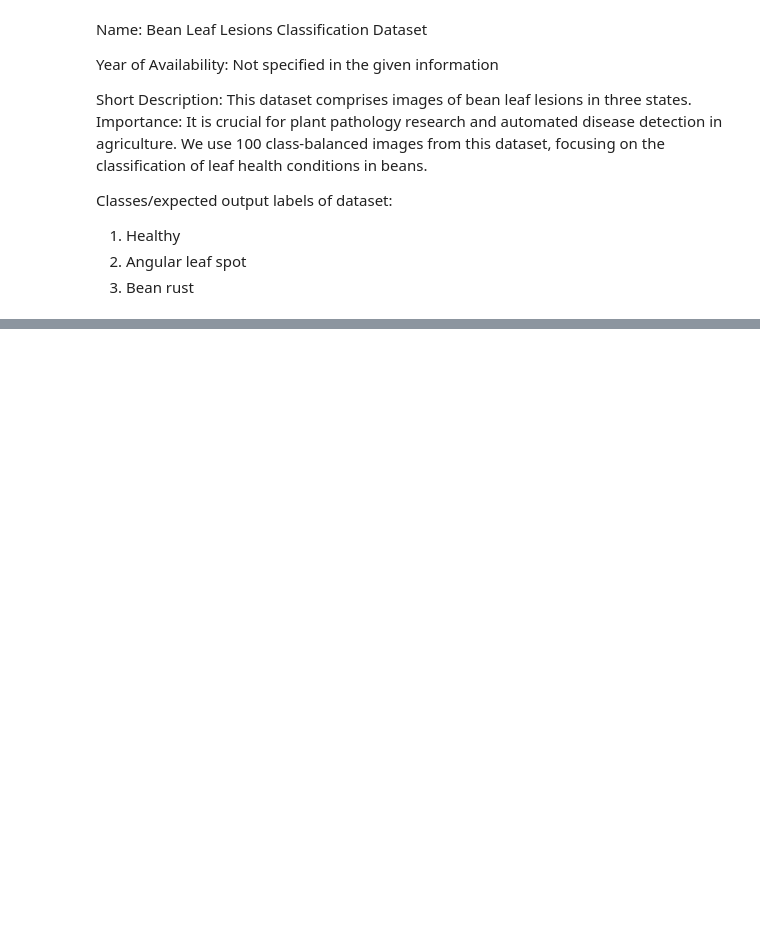
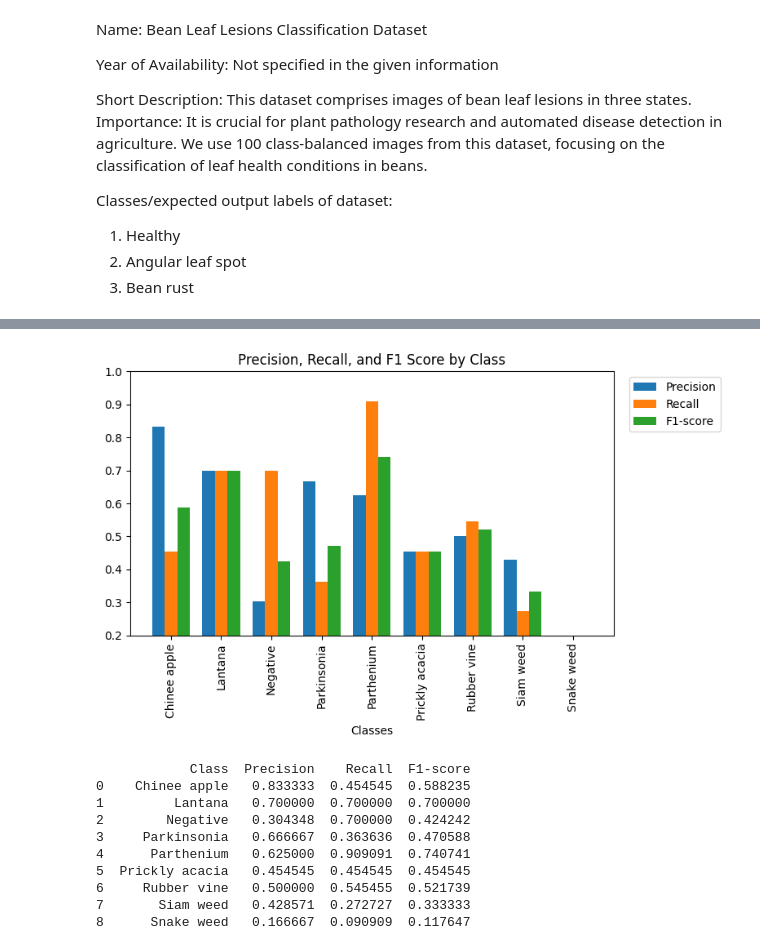
Before and after one commit to arbab-ml/AgEval, a Jupyter notebook: analysis and writeup.ipynb, the cells around one changed output, grey strips where cells are left out. Drawn from its saved outputs; the diff is of its cells as text; code cells hidden in the pictures; blank space fills up the shorter version.

```diff
--- a/analysis and writeup.ipynb
+++ b/analysis and writeup.ipynb
@@ -1538,0 +1607,75 @@ Healthy                0.857143
+# %%
+import pandas as pd
+from sklearn.metrics import precision_recall_fscore_support
+import matplotlib.pyplot as plt
+import numpy as np
+
+# Load the data
+data_path = "12-deepweeds.csv"
+data = pd.read_csv(data_path)
+
+# Extract the ground truth and prediction columns
+ground_truth = data['1'].astype(str)
+predictions = data['# of Shots 8'].astype(str)
+
+# Get the unique classes present in the ground truth
+classes = np.unique(ground_truth)
+
+# Create a dictionary to map ground truth classes to their indices
+class_map = {cls: i for i, cls in enumerate(classes)}
+
+# Map predictions to their corresponding class indices
+mapped_predictions = [class_map.get(pred, -1) for pred in predictions]
+
+# Get the indices where mapped_predictions is not equal to -1
+valid_indices = np.where(np.array(mapped_predictions) != -1)[0]
+
+# Remove predictions that are not in the class map
+mapped_predictions = [mapped_predictions[i] for i in valid_indices]
+ground_truth = ground_truth[valid_indices]
+
+# Create a reverse dictionary to map indices back to class labels
+reverse_class_map = {i: cls for i, cls in enumerate(classes)}
+
+# Convert mapped_predictions back to class labels
+mapped_predictions_labels = [reverse_class_map[pred] for pred in mapped_predictions]
+
+# Calculate precision, recall, and F1-score
+precision, recall, f1, _ = precision_recall_fscore_support(ground_truth, mapped_predictions_labels, labels=classes, average=None)
+
+# Plot setup
+fig, ax = plt.subplots(figsize=(8, 5))
+index = np.arange(len(classes))
+bar_width = 0.25
+
+# Bar plots
+ax.bar(index, precision, bar_width, label='Precision')
+ax.bar(index + bar_width, recall, bar_width, label='Recall')
+ax.bar(index + 2*bar_width, f1, bar_width, label='F1-score')
+
+# Labeling and aesthetics
+ax.set_xlabel('Classes')
+ax.set_title('Precision, Recall, and F1 Score by Class')
+ax.set_xticks(index + bar_width)
+ax.set_xticklabels(classes, rotation=90)
+ax.set_ylim(0.2, 1)  # Adjust y-axis
+ax.legend(bbox_to_anchor=(1.02, 1), loc='upper left')
+plt.tight_layout()
+plt.subplots_adjust(right=0.8)  # Adjust the right spacing to accommodate the legend
+plt.show()
+
+# Create a dataframe with the metrics
+metrics_df = pd.DataFrame({'Class': classes, 'Precision': precision, 'Recall': recall, 'F1-score': f1})
+print(metrics_df)
+# %% [output]
+[figure, added]
+            Class  Precision    Recall  F1-score
+0    Chinee apple   0.833333  0.454545  0.588235
+1         Lantana   0.700000  0.700000  0.700000
+2        Negative   0.304348  0.700000  0.424242
+3     Parkinsonia   0.666667  0.363636  0.470588
+4      Parthenium   0.625000  0.909091  0.740741
+5  Prickly acacia   0.454545  0.454545  0.454545
+6     Rubber vine   0.500000  0.545455  0.521739
+7       Siam weed   0.428571  0.272727  0.333333
+8      Snake weed   0.166667  0.090909  0.117647
```
Also changed, not shown: parts of 11 cells of this notebook, 7 other files.
